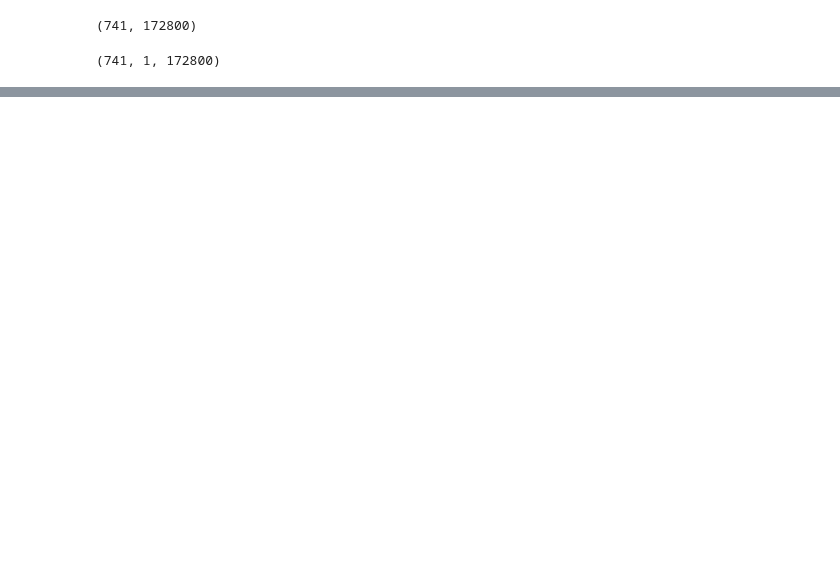
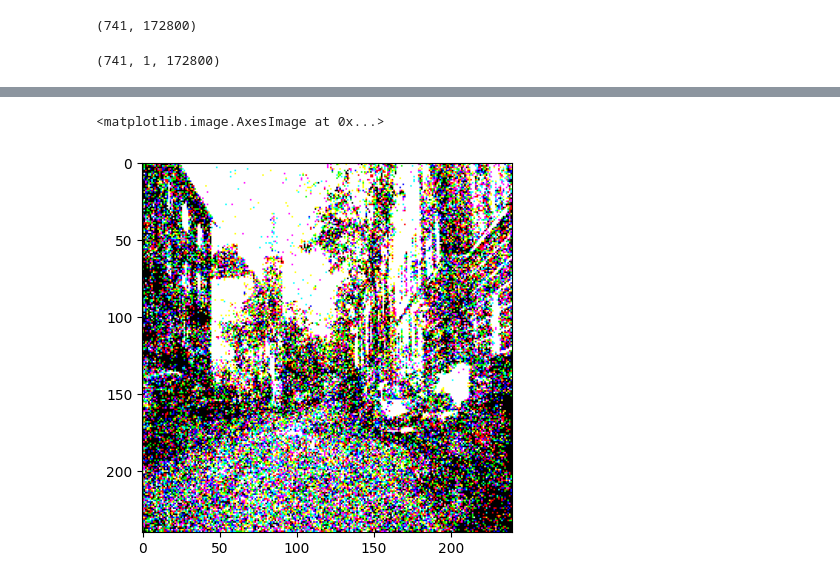
Before and after one commit to aidaaminian/snn-self-driving, a Jupyter notebook: bproj_autoencoder.ipynb, the cells around one changed output, grey strips where cells are left out. Cells and saved outputs as stored; diff of their text form; code cells hidden in the pictures; blank space fills up the shorter version.

Commit message:
fix: update parameters

```diff
--- a/bproj_autoencoder.ipynb
+++ b/bproj_autoencoder.ipynb
@@ -82,0 +91,2 @@ noise_data = skimage.util.random_noise(image_list, mode="gaussian")
+# %%
+image_list = np.array(image_list*255, dtype=np.uint8)
@@ -162,27 +249,0 @@ array([[[0.62138264, 0.80949011, 0.74644049, ..., 0.        ,
-# %%
-with nengo.Network(seed = 0) as auto_net:
-    auto_net.config[nengo.Ensemble].max_rates = nengo.dists.Choice([200])
-    auto_net.config[nengo.Ensemble].intercepts = nengo.dists.Choice([0])
-    auto_net.config[nengo.Connection].synapse = None
-
-    n_type = nengo.SpikingRectifiedLinear()
-    n_in = IMG_HEIGHT*IMG_WIDTH*3
-    dim_hidden = 256
-    dim_center = 128
-
-    input_node = nengo.Node(np.zeros(n_in))
-
-    layer1 = nengo.Ensemble(dim_hidden, 1, neuron_type = n_type)
-    nengo.Connection(input_node, layer1.neurons, transform=nengo_dl.dists.Glorot())
-
-    layer2 = nengo.Ensemble(dim_center, 1, neuron_type = n_type)
-    nengo.Connection(layer1.neurons, layer2.neurons, transform=nengo_dl.dists.Glorot())
-
-    layer3 = nengo.Ensemble(dim_hidden, 1, neuron_type = n_type)
-    nengo.Connection(layer2.neurons, layer3.neurons, transform=nengo_dl.dists.Glorot())
-
-    outp = nengo.Ensemble(n_in, 1, neuron_type=n_type)
-    nengo.Connection(layer3.neurons, outp.neurons, transform=nengo_dl.dists.Glorot())
-
-    p_c = nengo.Probe(outp.neurons)
-    p_c_filt = nengo.Probe(outp.neurons, synapse=0.01, label="out_p_filt")
@@ -207,9 +250,11 @@ for conn in auto_net.all_connections:
 # %%
 with nengo_dl.Simulator(auto_net, minibatch_size=MINIBATCH_SIZE) as sim:
-  sim.compile(optimizer = tf.optimizers.Adam(1e-4),
+  sim.compile(optimizer = tf.optimizers.Adam(1e-5),
               loss = {p_c: tf.losses.mse,
                       p_c_filt: None}
              )
-  sim.fit(train_data, train_data, epochs = 1000)
+  sim.fit(train_data, train_data, epochs = 3000)
   sim.freeze_params(auto_net)
+  sim.save_params("./my_saved_params3")
+  output = sim.predict(test_data[:MINIBATCH_SIZE])
 # %% [output]
@@ -238,3 +283,7 @@ Epoch 1000/1000
 # %%
 # with nengo_dl.Simulator(auto_net, minibatch_size=MINIBATCH_SIZE) as sim2:
 #     sim2.load_params("./my_saved_params")
+# %%
+plt.figure()
+plt.imshow(output[p_c_filt][0,7].reshape((240, 240, 3)))
+# %% [output]
@@ -240,0 +291,2 @@ Epoch 1000/1000
+<matplotlib.image.AxesImage at 0x...>
+[figure, added]
```
Also changed, not shown: parts of 29 cells of this notebook.
